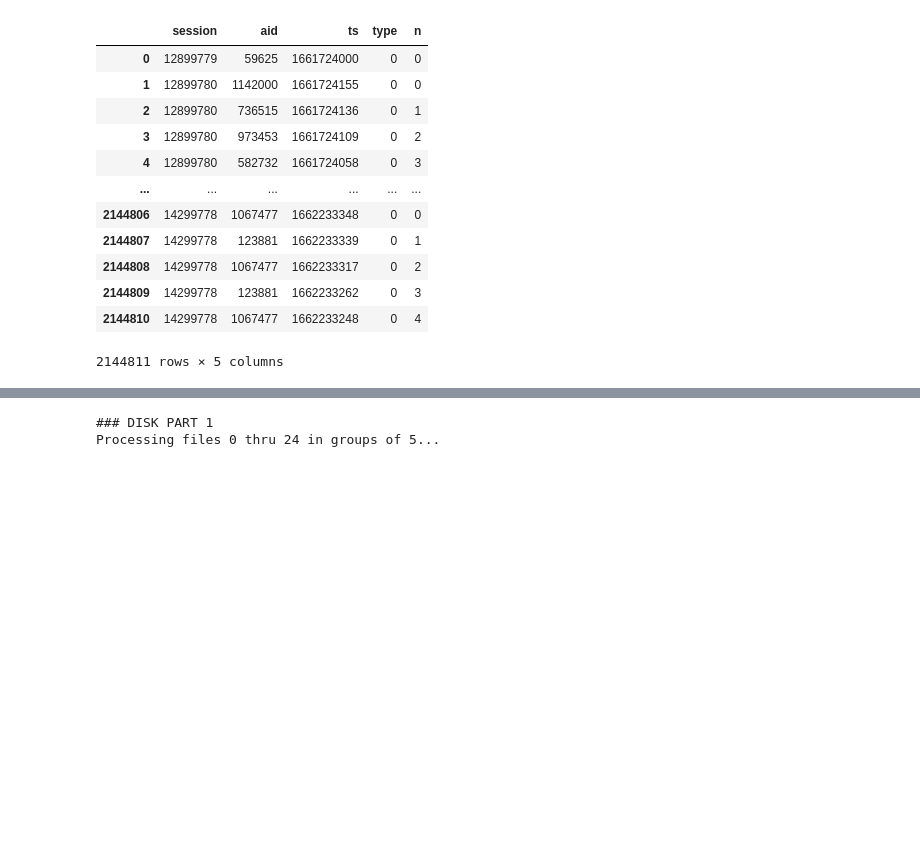
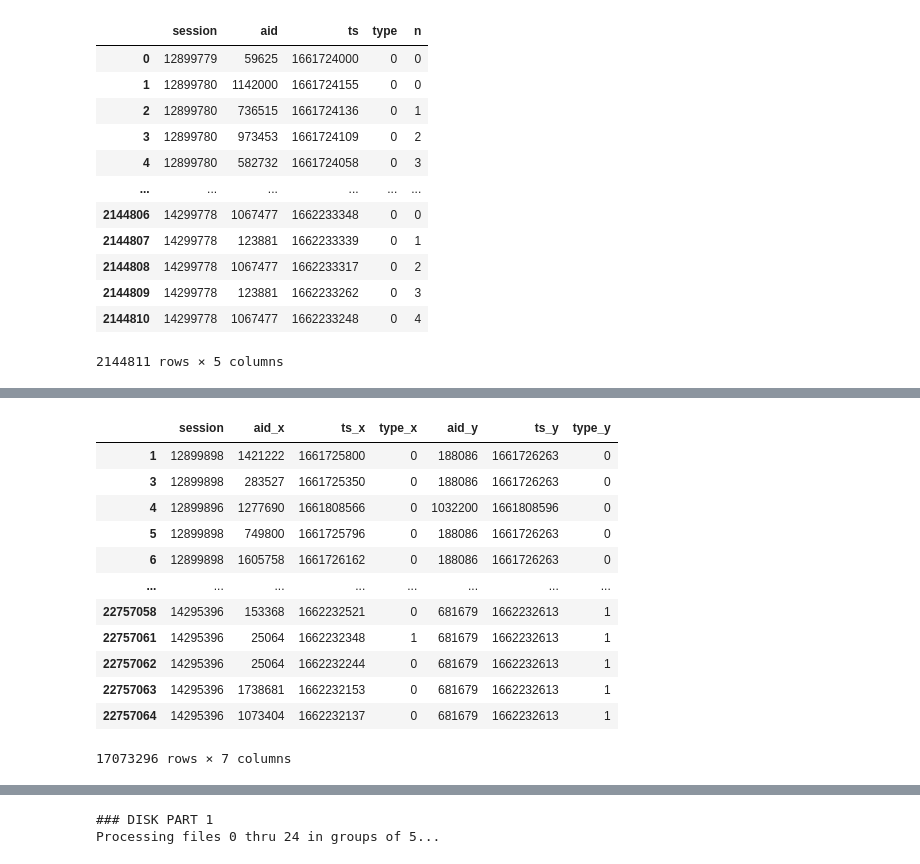
Before and after one commit to hmzhan/otto, a Jupyter notebook: candidate-rerank-model-lb-0-575.ipynb, the cells around one changed output, grey strips where cells are left out. Cells and saved outputs as stored; diff of their text form; code cells hidden in the pictures; blank space fills up the shorter version.

```diff
--- a/candidate-rerank-model-lb-0-575.ipynb
+++ b/candidate-rerank-model-lb-0-575.ipynb
@@ -189,3 +189,6 @@ df
 | 2144809 | 14299778 | 123881 | 1662233262 | 0 | 3 |
 | 2144810 | 14299778 | 1067477 | 1662233248 | 0 | 4 |
 2144811 rows × 5 columns
+# %%
+df = df.loc[df.n<30].drop('n',axis=1)
+df
@@ -191,0 +209,18 @@ df
+# %%
+df = df.merge(df,on='session')
+df = df.loc[((df.ts_x - df.ts_y).abs()< 24 * 60 * 60) & (df.aid_x != df.aid_y)]
+df
+# %% [output]
+|  | session | aid_x | ts_x | type_x | aid_y | ts_y | type_y |
+| 1 | 12899898 | 1421222 | 1661725800 | 0 | 188086 | 1661726263 | 0 |
+| 3 | 12899898 | 283527 | 1661725350 | 0 | 188086 | 1661726263 | 0 |
+| 4 | 12899896 | 1277690 | 1661808566 | 0 | 1032200 | 1661808596 | 0 |
+| 5 | 12899898 | 749800 | 1661725796 | 0 | 188086 | 1661726263 | 0 |
+| 6 | 12899898 | 1605758 | 1661726162 | 0 | 188086 | 1661726263 | 0 |
+| ... | ... | ... | ... | ... | ... | ... | ... |
+| 22757058 | 14295396 | 153368 | 1662232521 | 0 | 681679 | 1662232613 | 1 |
+| 22757061 | 14295396 | 25064 | 1662232348 | 1 | 681679 | 1662232613 | 1 |
+| 22757062 | 14295396 | 25064 | 1662232244 | 0 | 681679 | 1662232613 | 1 |
+| 22757063 | 14295396 | 1738681 | 1662232153 | 0 | 681679 | 1662232613 | 1 |
+| 22757064 | 14295396 | 1073404 | 1662232137 | 0 | 681679 | 1662232613 | 1 |
+17073296 rows × 7 columns
```
Also changed, not shown: parts of 3 cells of this notebook.
